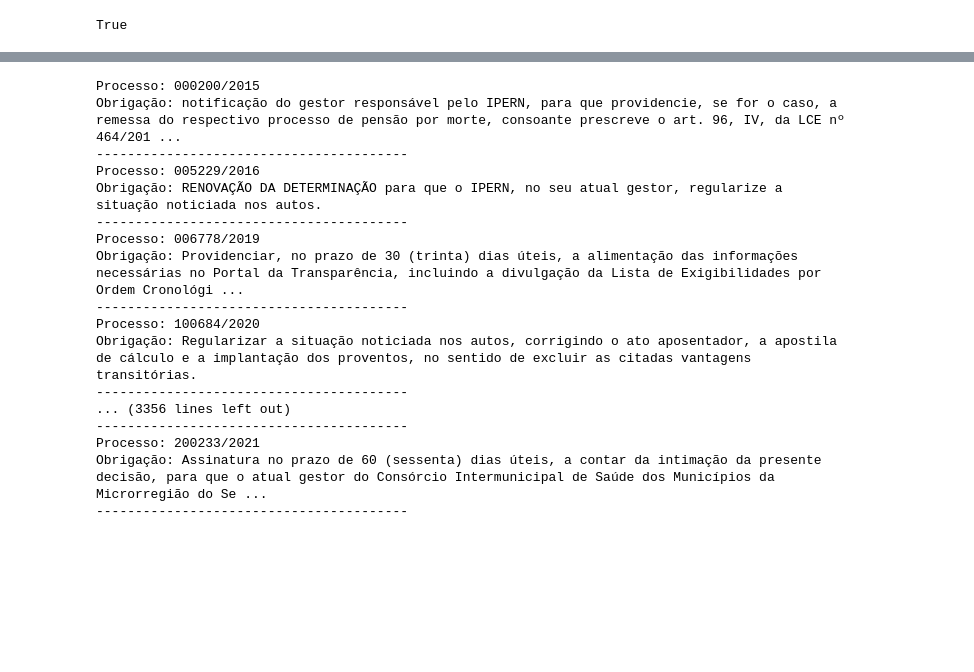
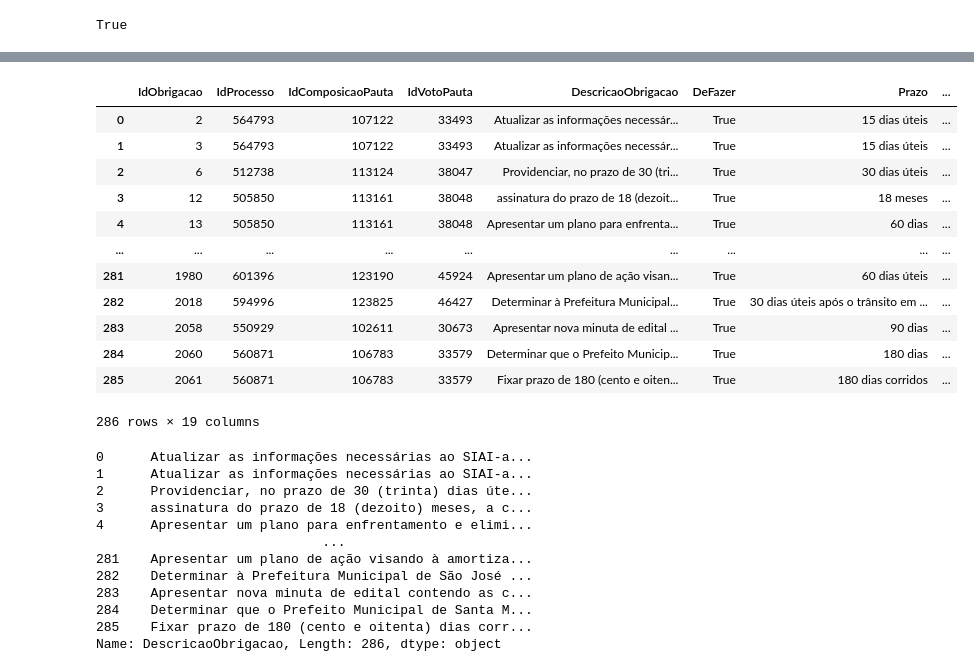
Before and after one commit to eduardoplima/ccd, a Jupyter notebook: scripts/analise/obrigacoes.ipynb, the cells around one changed output, grey strips where cells are left out. Drawn from its saved outputs; the diff is of its cells as text; code cells hidden in the pictures; blank space fills up the shorter version.

```diff
--- a/scripts/analise/obrigacoes.ipynb
+++ b/scripts/analise/obrigacoes.ipynb
@@ -54,25 +56,31 @@ Index(['IdObrigacao', 'IdProcesso', 'IdComposicaoPauta', 'IdVotoPauta',
-# %%
-df_obrigacoes['Processo'] = df_obrigacoes['numero_processo'] + "/" + df_obrigacoes['ano_processo'].astype(str)
-# %%
-for _,r in df_obrigacoes[['Processo', 'DescricaoObrigacao']].iterrows():
-    print(f"Processo: {r['Processo']}")
-    print(f"Obrigação: {r['DescricaoObrigacao']}")
-    print("-" * 40)
-# %% [output]
-Processo: 000200/2015
-Obrigação: notificação do gestor responsável pelo IPERN, para que providencie, se for o caso, a remessa do respectivo processo de pensão por morte, consoante prescreve o art. 96, IV, da LCE nº 464/201 ...
-----------------------------------------
-Processo: 005229/2016
-Obrigação: RENOVAÇÃO DA DETERMINAÇÃO para que o IPERN, no seu atual gestor, regularize a situação noticiada nos autos.
-----------------------------------------
-Processo: 006778/2019
-Obrigação: Providenciar, no prazo de 30 (trinta) dias úteis, a alimentação das informações necessárias no Portal da Transparência, incluindo a divulgação da Lista de Exigibilidades por Ordem Cronológi ...
-----------------------------------------
-Processo: 100684/2020
-Obrigação: Regularizar a situação noticiada nos autos, corrigindo o ato aposentador, a apostila de cálculo e a implantação dos proventos, no sentido de excluir as citadas vantagens transitórias.
-----------------------------------------
-... (3356 lines left out)
-----------------------------------------
-Processo: 200233/2021
-Obrigação: Assinatura no prazo de 60 (sessenta) dias úteis, a contar da intimação da presente decisão, para que o atual gestor do Consórcio Intermunicipal de Saúde dos Municípios da Microrregião do Se ...
-----------------------------------------
+# %%
+df_obrigacoes
+# %% [output]
+|  | IdObrigacao | IdProcesso | IdComposicaoPauta | IdVotoPauta | DescricaoObrigacao | DeFazer | Prazo | ... |
+| 0 | 2 | 564793 | 107122 | 33493 | Atualizar as informações necessár... | True | 15 dias úteis | ... |
+| 1 | 3 | 564793 | 107122 | 33493 | Atualizar as informações necessár... | True | 15 dias úteis | ... |
+| 2 | 6 | 512738 | 113124 | 38047 | Providenciar, no prazo de 30 (tri... | True | 30 dias úteis | ... |
+| 3 | 12 | 505850 | 113161 | 38048 | assinatura do prazo de 18 (dezoit... | True | 18 meses | ... |
+| 4 | 13 | 505850 | 113161 | 38048 | Apresentar um plano para enfrenta... | True | 60 dias | ... |
+| ... | ... | ... | ... | ... | ... | ... | ... | ... |
+| 281 | 1980 | 601396 | 123190 | 45924 | Apresentar um plano de ação visan... | True | 60 dias úteis | ... |
+| 282 | 2018 | 594996 | 123825 | 46427 | Determinar à Prefeitura Municipal... | True | 30 dias úteis após o trânsito em ... | ... |
+| 283 | 2058 | 550929 | 102611 | 30673 | Apresentar nova minuta de edital ... | True | 90 dias | ... |
+| 284 | 2060 | 560871 | 106783 | 33579 | Determinar que o Prefeito Municip... | True | 180 dias | ... |
+| 285 | 2061 | 560871 | 106783 | 33579 | Fixar prazo de 180 (cento e oiten... | True | 180 dias corridos | ... |
+286 rows × 19 columns
+# %%
+df_obrigacoes.DescricaoObrigacao
+# %% [output]
+0      Atualizar as informações necessárias ao SIAI-a...
+1      Atualizar as informações necessárias ao SIAI-a...
+2      Providenciar, no prazo de 30 (trinta) dias úte...
+3      assinatura do prazo de 18 (dezoito) meses, a c...
+4      Apresentar um plano para enfrentamento e elimi...
+                             ...
+281    Apresentar um plano de ação visando à amortiza...
+282    Determinar à Prefeitura Municipal de São José ...
+283    Apresentar nova minuta de edital contendo as c...
+284    Determinar que o Prefeito Municipal de Santa M...
+285    Fixar prazo de 180 (cento e oitenta) dias corr...
+Name: DescricaoObrigacao, Length: 286, dtype: object
```
Also changed, not shown: parts of 21 cells of this notebook, 14 other files.
